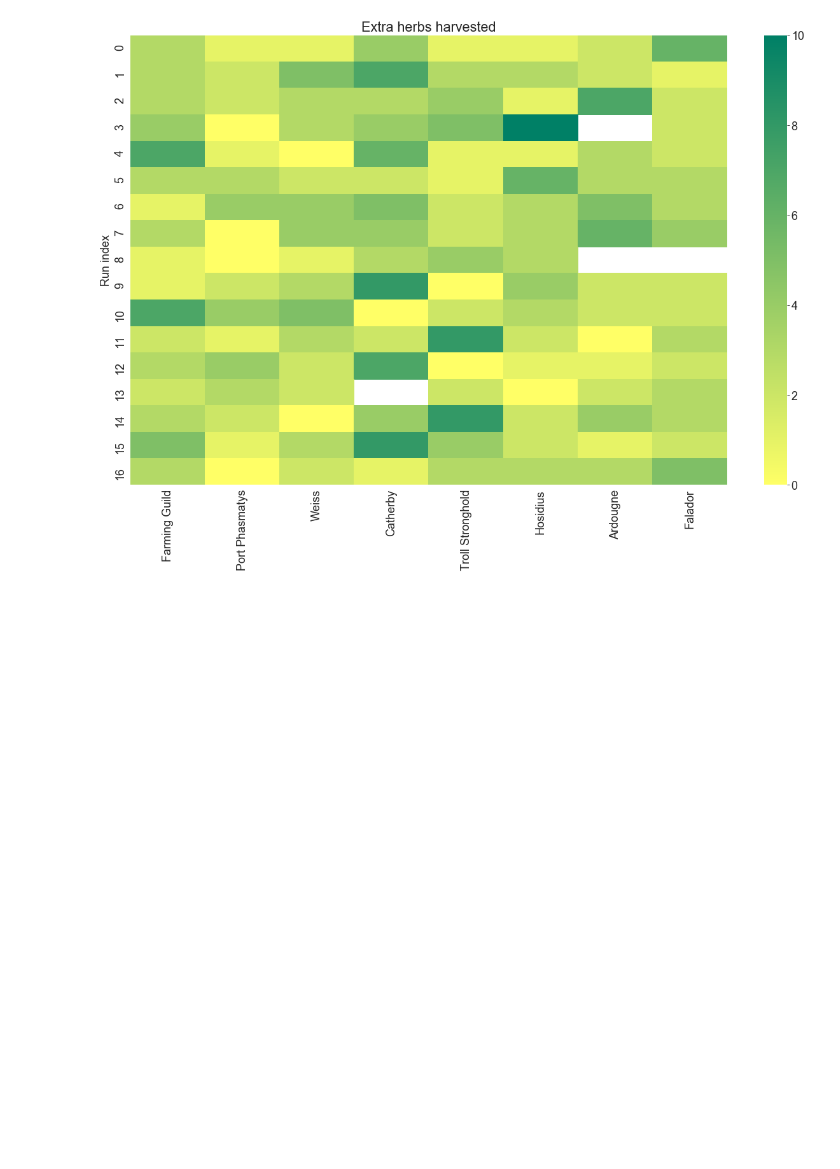
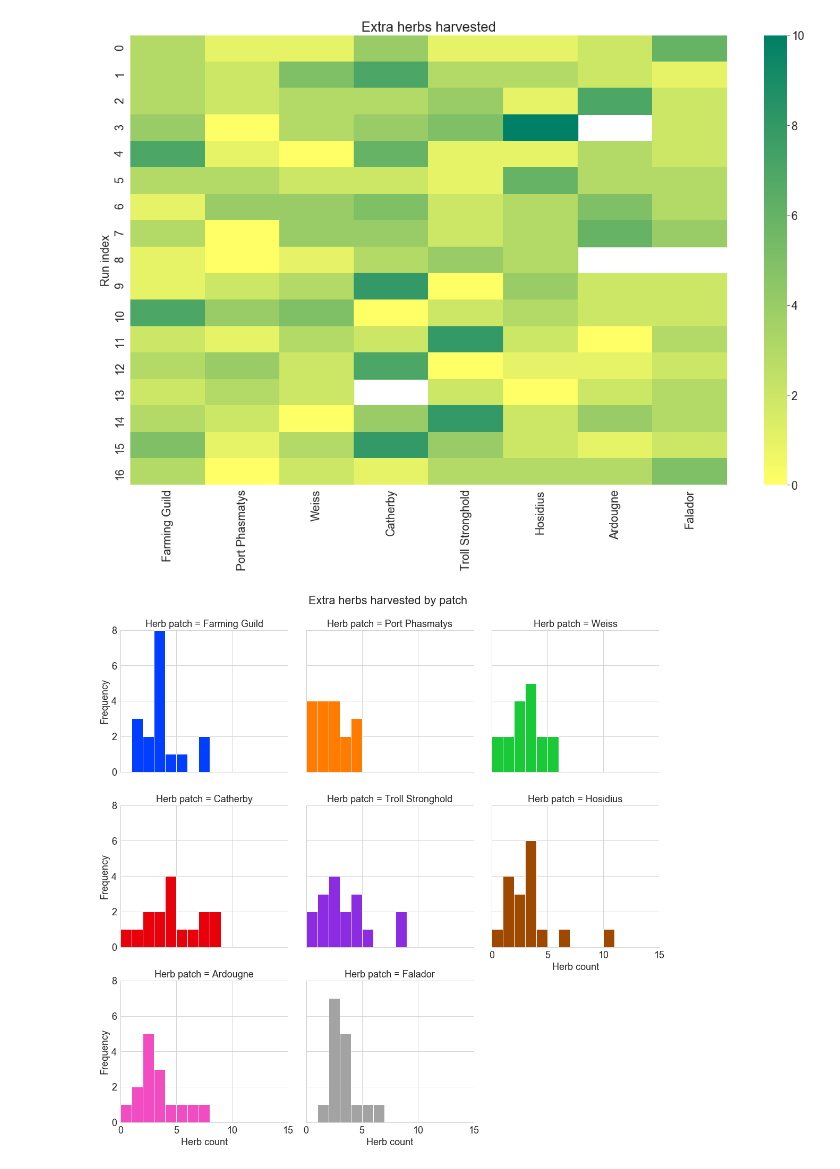
Before and after one commit to HStuklis/my-projects, a Jupyter notebook: Herb-Runs/04-Herb-Runs.ipynb, the cells around one changed output. Saved outputs shown, nothing was run; the diff lists cells and outputs as text; code cells hidden in the pictures; blank space fills up the shorter version.

```diff
--- a/Herb-Runs/04-Herb-Runs.ipynb
+++ b/Herb-Runs/04-Herb-Runs.ipynb
@@ -111,3 +112,12 @@ plt.ylabel("Run index")
 plt.title("Extra herbs harvested");
 # %% [output]
 [figure]
+# %%
+df_herbRandStacked = df_herbRand.stack().reset_index(1).rename({'level_1': 'Herb patch', 0: 'Herb count'}, axis=1)
+g1 = sns.FacetGrid(df_herbRandStacked, col = 'Herb patch', col_wrap = 3, hue = 'Herb patch', xlim = [0,15], ylim = [0,8], height = 5)
+g1 = g1.map(plt.hist, 'Herb count', bins = np.arange(12))
+g1 = g1.set_ylabels('Frequency')
+plt.subplots_adjust(top = 0.92)
+g1.fig.suptitle('Extra herbs harvested by patch');
+# %% [output]
+[figure, added]
```
Also changed, not shown: parts of 9 cells of this notebook.
